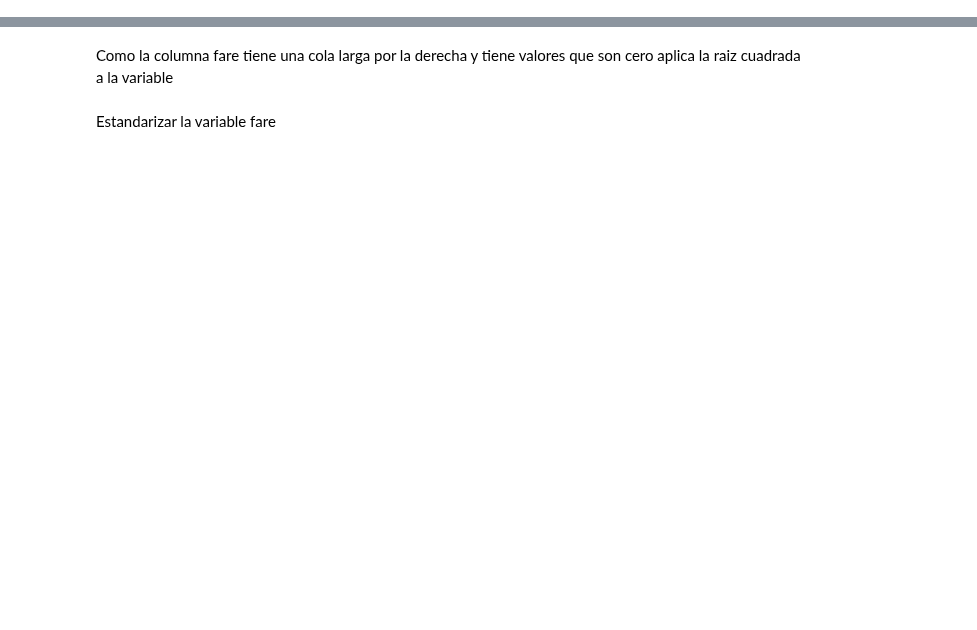
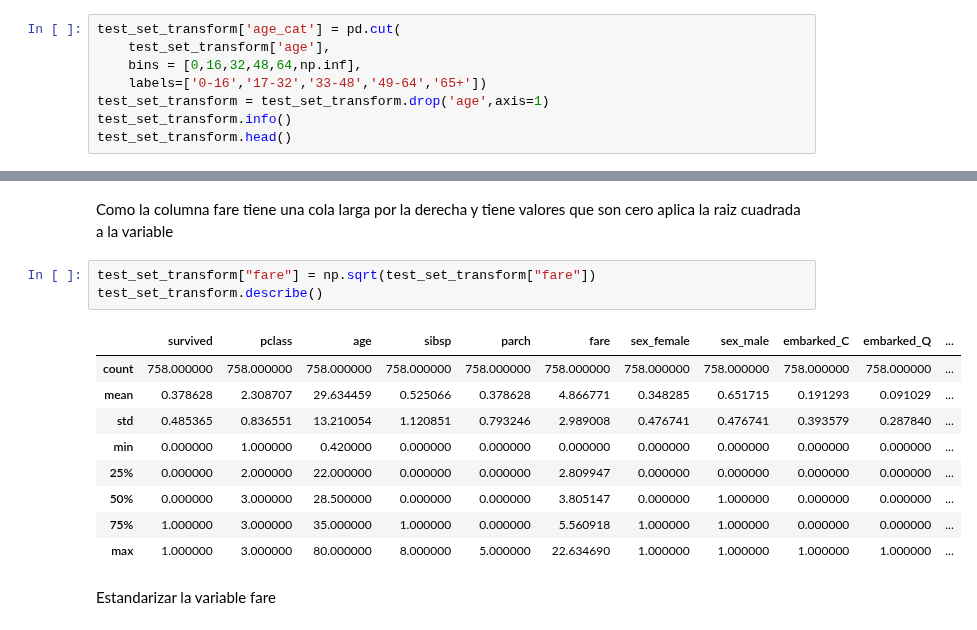
Before and after one commit to Elena2332/iabd, a Jupyter notebook: ia/sapa/2_4Ejercicios.ipynb, the cells around one changed output, grey strips where cells are left out. Drawn from its saved outputs; the diff is of its cells as text; blank space fills up the shorter version.

```diff
--- a/ia/sapa/2_4Ejercicios.ipynb
+++ b/ia/sapa/2_4Ejercicios.ipynb
@@ -407,3 +480,11 @@ Convertir la variable age en una variable categórica:
 - 3 - (32,48]
 - 4 - (48,64]
 - 5 - >64)
+# %%
+test_set_transform['age_cat'] = pd.cut(
+    test_set_transform['age'],
+    bins = [0,16,32,48,64,np.inf],
+    labels=['0-16','17-32','33-48','49-64','65+'])
+test_set_transform = test_set_transform.drop('age',axis=1)
+test_set_transform.info()
+test_set_transform.head()
@@ -410,4 +517,17 @@ Convertir la variable age en una variable categórica:
 # %% [markdown]
 Como la columna fare tiene una cola larga por la derecha y tiene valores que son cero aplica la raiz cuadrada a la variable
+# %%
+test_set_transform["fare"] = np.sqrt(test_set_transform["fare"])
+test_set_transform.describe()
+# %% [output]
+|  | survived | pclass | age | sibsp | parch | fare | sex_female | sex_male | embarked_C | embarked_Q | ... |
+| count | 758.000000 | 758.000000 | 758.000000 | 758.000000 | 758.000000 | 758.000000 | 758.000000 | 758.000000 | 758.000000 | 758.000000 | ... |
+| mean | 0.378628 | 2.308707 | 29.634459 | 0.525066 | 0.378628 | 4.866771 | 0.348285 | 0.651715 | 0.191293 | 0.091029 | ... |
+| std | 0.485365 | 0.836551 | 13.210054 | 1.120851 | 0.793246 | 2.989008 | 0.476741 | 0.476741 | 0.393579 | 0.287840 | ... |
+| min | 0.000000 | 1.000000 | 0.420000 | 0.000000 | 0.000000 | 0.000000 | 0.000000 | 0.000000 | 0.000000 | 0.000000 | ... |
+| 25% | 0.000000 | 2.000000 | 22.000000 | 0.000000 | 0.000000 | 2.809947 | 0.000000 | 0.000000 | 0.000000 | 0.000000 | ... |
+| 50% | 0.000000 | 3.000000 | 28.500000 | 0.000000 | 0.000000 | 3.805147 | 0.000000 | 1.000000 | 0.000000 | 0.000000 | ... |
+| 75% | 1.000000 | 3.000000 | 35.000000 | 1.000000 | 0.000000 | 5.560918 | 1.000000 | 1.000000 | 0.000000 | 0.000000 | ... |
+| max | 1.000000 | 3.000000 | 80.000000 | 8.000000 | 5.000000 | 22.634690 | 1.000000 | 1.000000 | 1.000000 | 1.000000 | ... |
 # %% [markdown]
 Estandarizar la variable fare
```
Also changed, not shown: parts of 10 cells of this notebook, 1 other file.
